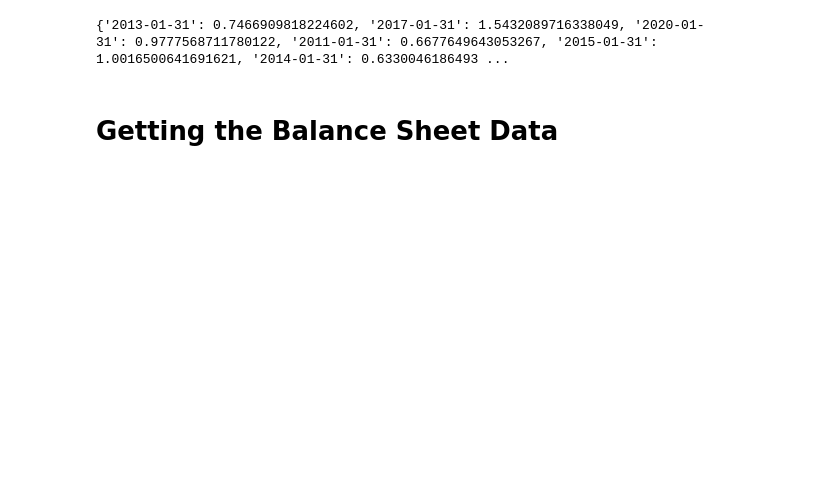
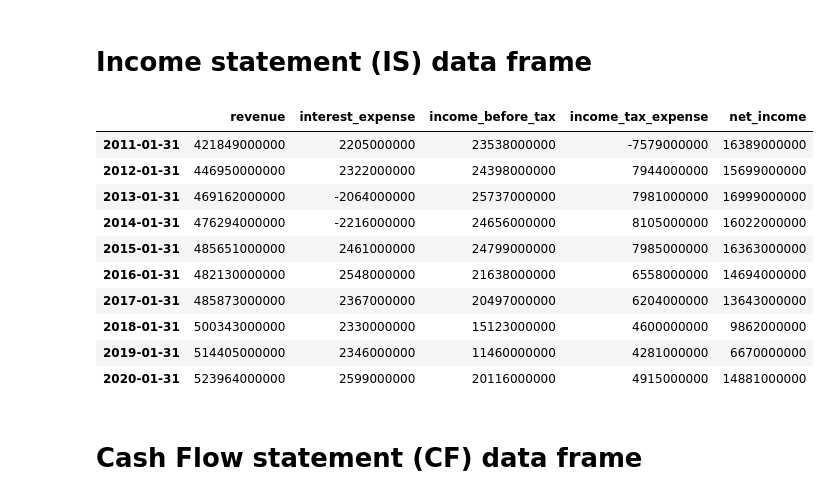
Before and after one commit to faithfulalabi/Discounted_Cash_Flow_Calculator, a Jupyter notebook: Discounted_Cash_Flow_Calculator.ipynb, the cells around one changed output. Cells and saved outputs as stored; diff of their text form; code cells hidden in the pictures; blank space fills up the shorter version.

```diff
--- a/Discounted_Cash_Flow_Calculator.ipynb
+++ b/Discounted_Cash_Flow_Calculator.ipynb
@@ -151,6 +56,27 @@ def dcf_calculator(company,api_key):
-# %%
-dcf_calculator(company,api_key)
-# %% [output]
-{'2013-01-31': 0.7466909818224602, '2017-01-31': 1.5432089716338049, '2020-01-31': 0.9777568711780122, '2011-01-31': 0.6677649643053267, '2015-01-31': 1.0016500641691621, '2014-01-31': 0.6330046186493 ...
-# %% [markdown]
-# Getting the Balance Sheet Data
+# %% [markdown]
+# Income statement (IS) data frame
+# %%
+# Dictionary that will hold all of the income statement data for display to a df
+income_statement = {}
+
+income_statement['revenue'],income_statement['interest_expense'],income_statement['income_before_tax'],income_statement['income_tax_expense'],income_statement['net_income'] = revenue, interest_expense,income_before_tax, income_tax_expense, net_income
+# %%
+#
+is_df = pd.DataFrame.from_dict(income_statement,orient='index').T
+
+is_df.sort_index(inplace= True)
+is_df
+# %% [output]
+|  | revenue | interest_expense | income_before_tax | income_tax_expense | net_income |
+| 2011-01-31 | 421849000000 | 2205000000 | 23538000000 | -7579000000 | 16389000000 |
+| 2012-01-31 | 446950000000 | 2322000000 | 24398000000 | 7944000000 | 15699000000 |
+| 2013-01-31 | 469162000000 | -2064000000 | 25737000000 | 7981000000 | 16999000000 |
+| 2014-01-31 | 476294000000 | -2216000000 | 24656000000 | 8105000000 | 16022000000 |
+| 2015-01-31 | 485651000000 | 2461000000 | 24799000000 | 7985000000 | 16363000000 |
+| 2016-01-31 | 482130000000 | 2548000000 | 21638000000 | 6558000000 | 14694000000 |
+| 2017-01-31 | 485873000000 | 2367000000 | 20497000000 | 6204000000 | 13643000000 |
+| 2018-01-31 | 500343000000 | 2330000000 | 15123000000 | 4600000000 | 9862000000 |
+| 2019-01-31 | 514405000000 | 2346000000 | 11460000000 | 4281000000 | 6670000000 |
+| 2020-01-31 | 523964000000 | 2599000000 | 20116000000 | 4915000000 | 14881000000 |
+# %% [markdown]
+# Cash Flow statement (CF) data frame
```
Also changed, not shown: parts of 22 cells of this notebook.
